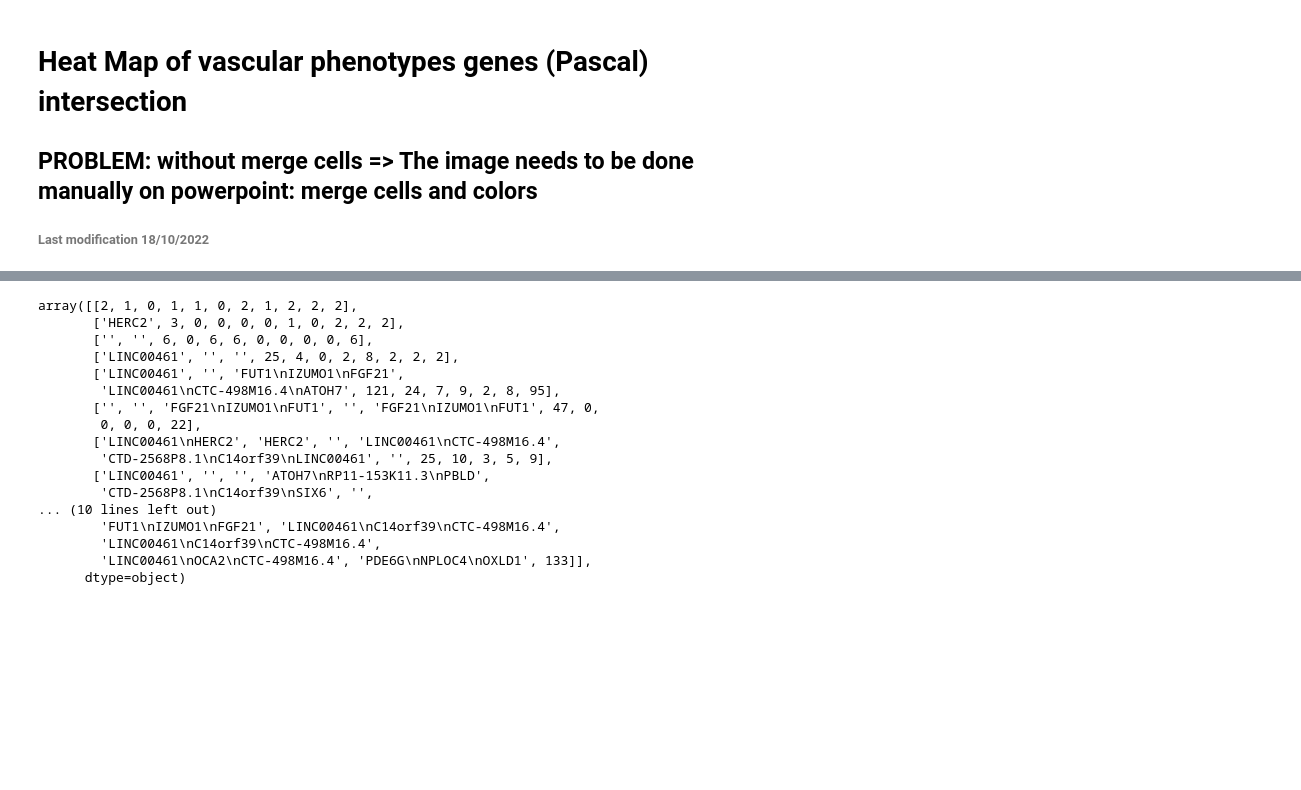
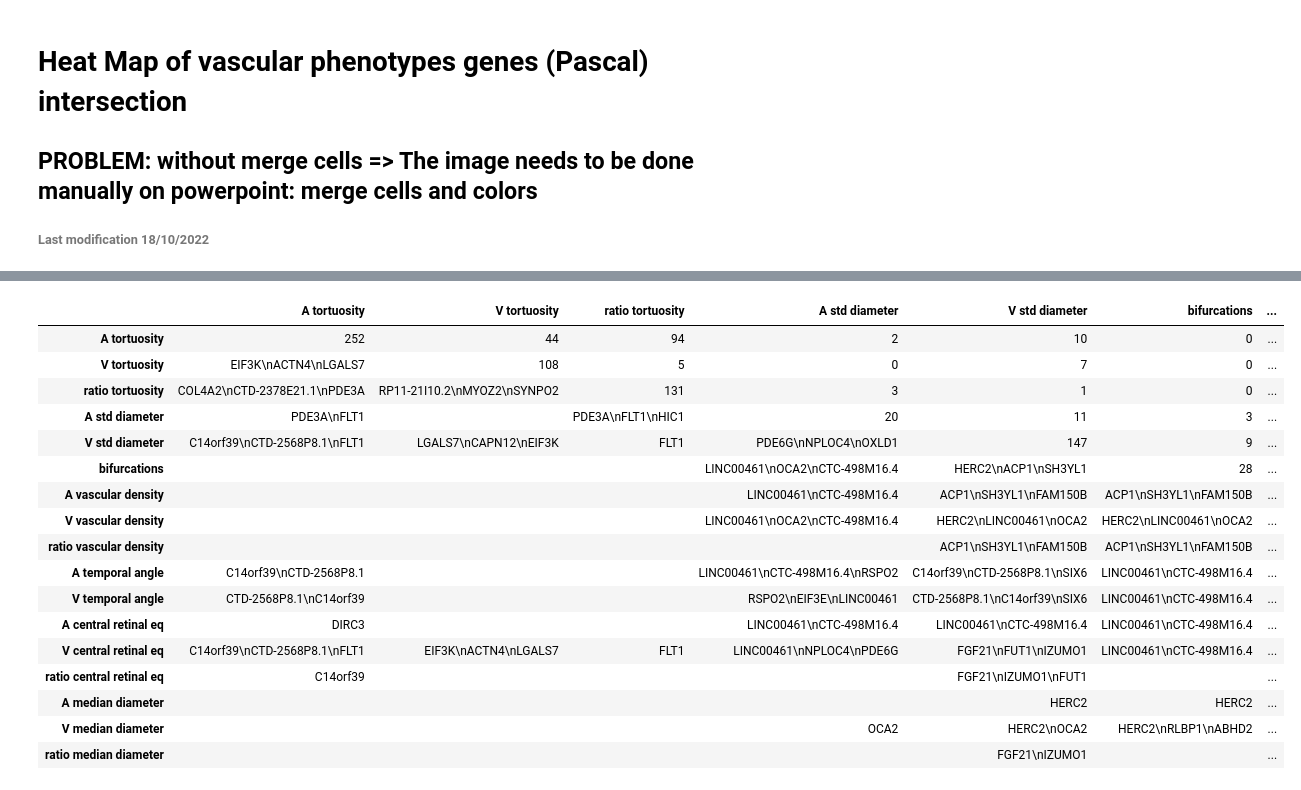
Before and after one commit to BergmannLab/retina-phenotypes, a Jupyter notebook: complementary/GWAS_postprocessing/common_genes_path_snps/Plot_shared_genes.ipynb, the cells around one changed output, grey strips where cells are left out. Cells and saved outputs as stored; diff of their text form; code cells hidden in the pictures; blank space fills up the shorter version.

```diff
--- a/complementary/GWAS_postprocessing/common_genes_path_snps/Plot_shared_genes.ipynb
+++ b/complementary/GWAS_postprocessing/common_genes_path_snps/Plot_shared_genes.ipynb
@@ -69,26 +76,6 @@ df_c_m.columns = df_names.columns
 df_c_m.index = df_names.columns
 # %%
 np_c_m = np.asarray(df_c_m)
-# %%
-np_c_m
-# %% [output]
-array([[2, 1, 0, 1, 1, 0, 2, 1, 2, 2, 2],
-       ['HERC2', 3, 0, 0, 0, 0, 1, 0, 2, 2, 2],
-       ['', '', 6, 0, 6, 6, 0, 0, 0, 0, 6],
-       ['LINC00461', '', '', 25, 4, 0, 2, 8, 2, 2, 2],
-       ['LINC00461', '', 'FUT1\nIZUMO1\nFGF21',
-        'LINC00461\nCTC-498M16.4\nATOH7', 121, 24, 7, 9, 2, 8, 95],
-       ['', '', 'FGF21\nIZUMO1\nFUT1', '', 'FGF21\nIZUMO1\nFUT1', 47, 0,
-        0, 0, 0, 22],
-       ['LINC00461\nHERC2', 'HERC2', '', 'LINC00461\nCTC-498M16.4',
-        'CTD-2568P8.1\nC14orf39\nLINC00461', '', 25, 10, 3, 5, 9],
-       ['LINC00461', '', '', 'ATOH7\nRP11-153K11.3\nPBLD',
-        'CTD-2568P8.1\nC14orf39\nSIX6', '',
-... (10 lines left out)
-        'FUT1\nIZUMO1\nFGF21', 'LINC00461\nC14orf39\nCTC-498M16.4',
-        'LINC00461\nC14orf39\nCTC-498M16.4',
-        'LINC00461\nOCA2\nCTC-498M16.4', 'PDE6G\nNPLOC4\nOXLD1', 133]],
-      dtype=object)
 # %%
 # Create an array to annotate the heatmap
 #labels = (np.asarray(["{0}".format(symb)
@@ -101,11 +88,56 @@ labels = np_c_m
 np_values_new = df_values.copy()
 
 ### change diagonal to have the same color:
-np_values_new.values[[np.arange(np_values_new.shape[0])]*2] = 10
+#np_values_new.values[[np.arange(np_values_new.shape[0])]*2] = 10
 np_values_new = np.asarray(np_values_new)
 
 
 #### HOW TO PLOT: results contain the values that is going to be used to plot the colours
 results = np_values_new
-
+df_results=pd.DataFrame(np_c_m )
 #(np.asarray(["{0}".format(value) for value in np_values_new.flatten()]))
+# %%
+df_results
+df_results.columns = list((df_names.columns))
+df_results.index = list((df_names.index))
+
+
+MAIN_LABELS='tau1_artery,tau1_vein,ratio_AV_DF,D_A_std,D_V_std,bifurcations,VD_orig_artery,VD_orig_vein,ratio_VD,mean_angle_taa,mean_angle_tva,eq_CRAE,eq_CRVE,ratio_CRAE_CRVE,medianDiameter_artery,medianDiameter_vein,ratio_AV_medianDiameter'
+MAIN_NAMES='A tortuosity,V tortuosity,ratio tortuosity,A std diameter,V std diameter,bifurcations,A vascular density,V vascular density,ratio vascular density,A temporal angle,V temporal angle,A central retinal eq,V central retinal eq,ratio central retinal eq,A median diameter,V median diameter,ratio median diameter'
+
+old = MAIN_LABELS
+new = MAIN_NAMES
+
+list_old_phenotypes=list(old.split(","))
+list_new_phenotypes=list(new.split(","))
+
+
+##Change the name of the columns and index
+def filter_rename_col_index(df_, l_pehos_old, l_phenos_new):
+    df_ =df_.loc[l_pehos_old]
+    df_.rename(columns=dict(zip(l_pehos_old, l_phenos_new)), inplace=True)
+    #print(df_)
+    df_.rename(index=dict(zip(l_pehos_old, l_phenos_new)), inplace=True)
+    return df_
+
+df_results = filter_rename_col_index(df_results, list_old_phenotypes, list_new_phenotypes)
+df_results
+# %% [output]
+|  | A tortuosity | V tortuosity | ratio tortuosity | A std diameter | V std diameter | bifurcations | ... |
+| A tortuosity | 252 | 44 | 94 | 2 | 10 | 0 | ... |
+| V tortuosity | EIF3K\nACTN4\nLGALS7 | 108 | 5 | 0 | 7 | 0 | ... |
+| ratio tortuosity | COL4A2\nCTD-2378E21.1\nPDE3A | RP11-21I10.2\nMYOZ2\nSYNPO2 | 131 | 3 | 1 | 0 | ... |
+| A std diameter | PDE3A\nFLT1 |  | PDE3A\nFLT1\nHIC1 | 20 | 11 | 3 | ... |
+| V std diameter | C14orf39\nCTD-2568P8.1\nFLT1 | LGALS7\nCAPN12\nEIF3K | FLT1 | PDE6G\nNPLOC4\nOXLD1 | 147 | 9 | ... |
+| bifurcations |  |  |  | LINC00461\nOCA2\nCTC-498M16.4 | HERC2\nACP1\nSH3YL1 | 28 | ... |
+| A vascular density |  |  |  | LINC00461\nCTC-498M16.4 | ACP1\nSH3YL1\nFAM150B | ACP1\nSH3YL1\nFAM150B | ... |
+| V vascular density |  |  |  | LINC00461\nOCA2\nCTC-498M16.4 | HERC2\nLINC00461\nOCA2 | HERC2\nLINC00461\nOCA2 | ... |
+| ratio vascular density |  |  |  |  | ACP1\nSH3YL1\nFAM150B | ACP1\nSH3YL1\nFAM150B | ... |
+| A temporal angle | C14orf39\nCTD-2568P8.1 |  |  | LINC00461\nCTC-498M16.4\nRSPO2 | C14orf39\nCTD-2568P8.1\nSIX6 | LINC00461\nCTC-498M16.4 | ... |
+| V temporal angle | CTD-2568P8.1\nC14orf39 |  |  | RSPO2\nEIF3E\nLINC00461 | CTD-2568P8.1\nC14orf39\nSIX6 | LINC00461\nCTC-498M16.4 | ... |
+| A central retinal eq | DIRC3 |  |  | LINC00461\nCTC-498M16.4 | LINC00461\nCTC-498M16.4 | LINC00461\nCTC-498M16.4 | ... |
+| V central retinal eq | C14orf39\nCTD-2568P8.1\nFLT1 | EIF3K\nACTN4\nLGALS7 | FLT1 | LINC00461\nNPLOC4\nPDE6G | FGF21\nFUT1\nIZUMO1 | LINC00461\nCTC-498M16.4 | ... |
+| ratio central retinal eq | C14orf39 |  |  |  | FGF21\nIZUMO1\nFUT1 |  | ... |
+| A median diameter |  |  |  |  | HERC2 | HERC2 | ... |
+| V median diameter |  |  |  | OCA2 | HERC2\nOCA2 | HERC2\nRLBP1\nABHD2 | ... |
+| ratio median diameter |  |  |  |  | FGF21\nIZUMO1 |  | ... |
```
Also changed, not shown: parts of 8 cells of this notebook, 7 other files.
